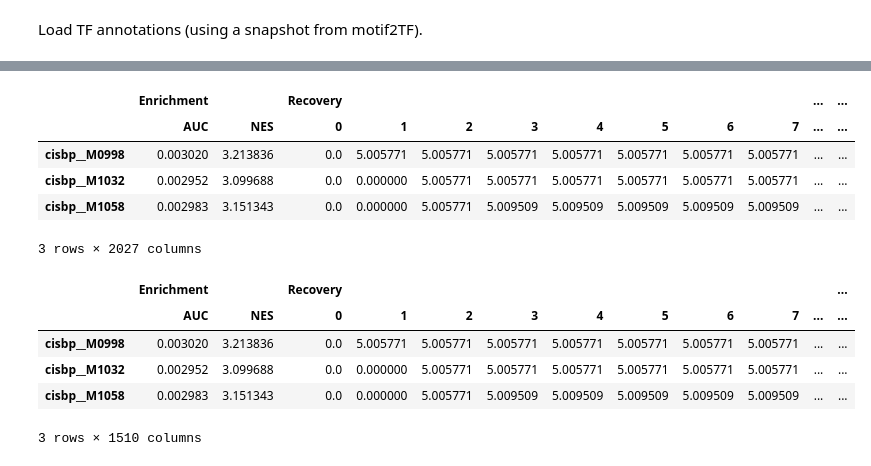
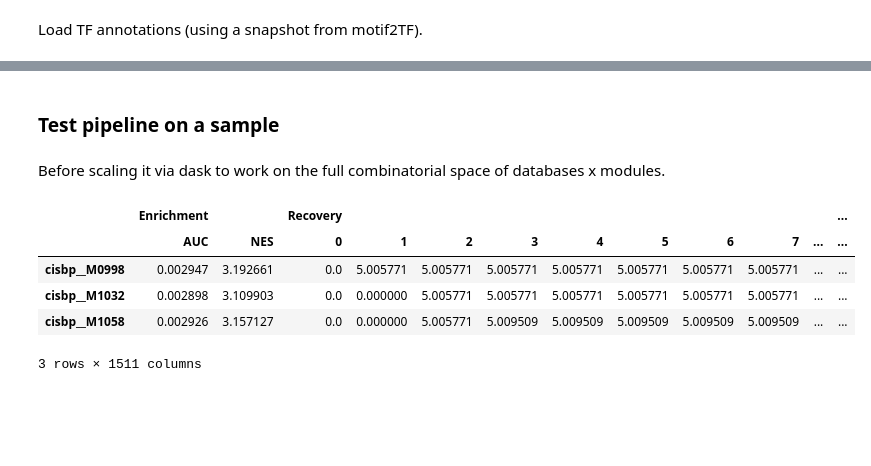
Before and after one commit to aertslab/pySCENIC, a Jupyter notebook: notebooks/pySCENIC - Phase II - Refine regulomes based on cis regulatory footprints.ipynb, the cells around one changed output, grey strips where cells are left out. Saved outputs shown, nothing was run; the diff lists cells and outputs as text; code cells hidden in the pictures; blank space fills up the shorter version.

Commit message:
Daskified phase II of pySCENIC pipeline.

```diff
--- a/notebooks/pySCENIC - Phase II - Refine regulomes based on cis regulatory footprints.ipynb
+++ b/notebooks/pySCENIC - Phase II - Refine regulomes based on cis regulatory footprints.ipynb
@@ -82,2 +72,6 @@ def generate_features(db, gs, rank_threshold=1500):
+# %% [markdown]
+### Test pipeline on a sample
+# %% [markdown]
+Before scaling it via dask to work on the full combinatorial space of databases x modules.
 # %%
 df_features = generate_features(dbs[0], modules[6])
@@ -103,11 +82,17 @@ def add_tf_annotations(df_features, motif2tf):
 # %%
-df_annotated_features = add_tf_annotations(df_enriched_features, motif2tf)
+df_features = add_tf_annotations(df_features, motif2tf)
+# %%
+df_features = filter_annotations(df_features)
+# %%
+df_features = add_targetome(df_features, rccs['avg2std'])
+# %%
+df_features = add_regulome_score(df_features)
 # %%
-df_annotated_features.head()
+df_features.head()
 # %% [output]
-|  | Enrichment |  | Recovery |  |  |  |  |  |  |  | ... | ... |
+|  | Enrichment |  | Recovery |  |  |  |  |  |  |  |  | ... |
 |  | AUC | NES | 0 | 1 | 2 | 3 | 4 | 5 | 6 | 7 | ... | ... |
-| cisbp__M0998 | 0.003020 | 3.213836 | 0.0 | 5.005771 | 5.005771 | 5.005771 | 5.005771 | 5.005771 | 5.005771 | 5.005771 | ... | ... |
-| cisbp__M1032 | 0.002952 | 3.099688 | 0.0 | 0.000000 | 5.005771 | 5.005771 | 5.005771 | 5.005771 | 5.005771 | 5.005771 | ... | ... |
-| cisbp__M1058 | 0.002983 | 3.151343 | 0.0 | 0.000000 | 5.005771 | 5.009509 | 5.009509 | 5.009509 | 5.009509 | 5.009509 | ... | ... |
+| cisbp__M0998 | 0.002947 | 3.192661 | 0.0 | 5.005771 | 5.005771 | 5.005771 | 5.005771 | 5.005771 | 5.005771 | 5.005771 | ... | ... |
+| cisbp__M1032 | 0.002898 | 3.109903 | 0.0 | 0.000000 | 5.005771 | 5.005771 | 5.005771 | 5.005771 | 5.005771 | 5.005771 | ... | ... |
+| cisbp__M1058 | 0.002926 | 3.157127 | 0.0 | 0.000000 | 5.005771 | 5.009509 | 5.009509 | 5.009509 | 5.009509 | 5.009509 | ... | ... |
-3 rows × 2027 columns
+3 rows × 1511 columns
@@ -126,9 +98,0 @@ df_results = add_targetome(df_annotated_features, avg2stdrcc)
-# %%
-df_results.head()
-# %% [output]
-|  | Enrichment |  | Recovery |  |  |  |  |  |  |  |  | ... |
-|  | AUC | NES | 0 | 1 | 2 | 3 | 4 | 5 | 6 | 7 | ... | ... |
-| cisbp__M0998 | 0.003020 | 3.213836 | 0.0 | 5.005771 | 5.005771 | 5.005771 | 5.005771 | 5.005771 | 5.005771 | 5.005771 | ... | ... |
-| cisbp__M1032 | 0.002952 | 3.099688 | 0.0 | 0.000000 | 5.005771 | 5.005771 | 5.005771 | 5.005771 | 5.005771 | 5.005771 | ... | ... |
-| cisbp__M1058 | 0.002983 | 3.151343 | 0.0 | 0.000000 | 5.005771 | 5.009509 | 5.009509 | 5.009509 | 5.009509 | 5.009509 | ... | ... |
-3 rows × 1510 columns
```
Also changed, not shown: parts of 36 cells of this notebook, 5 other files.
